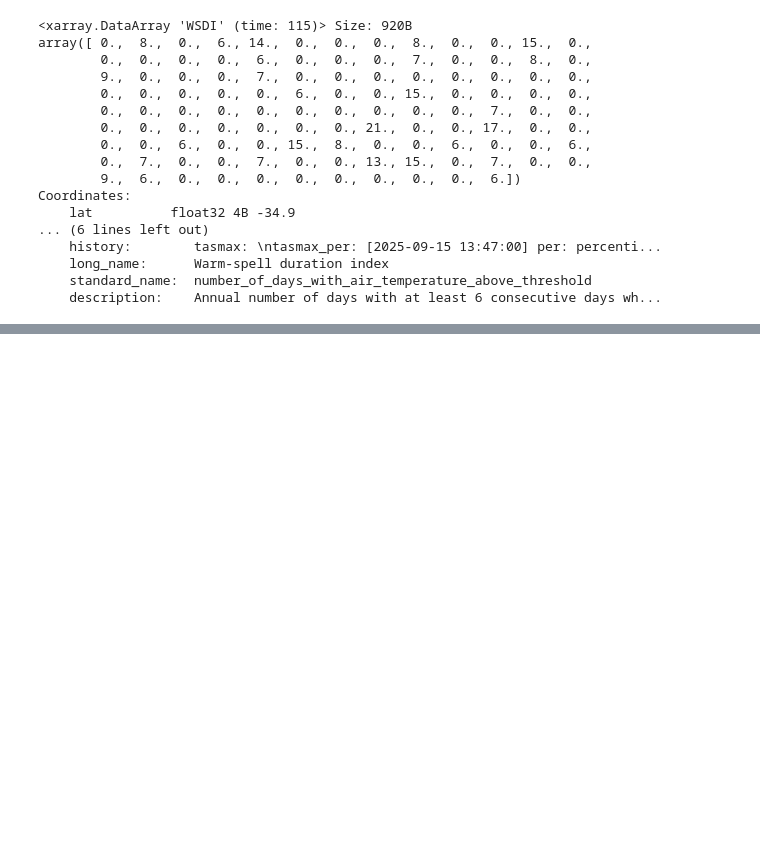
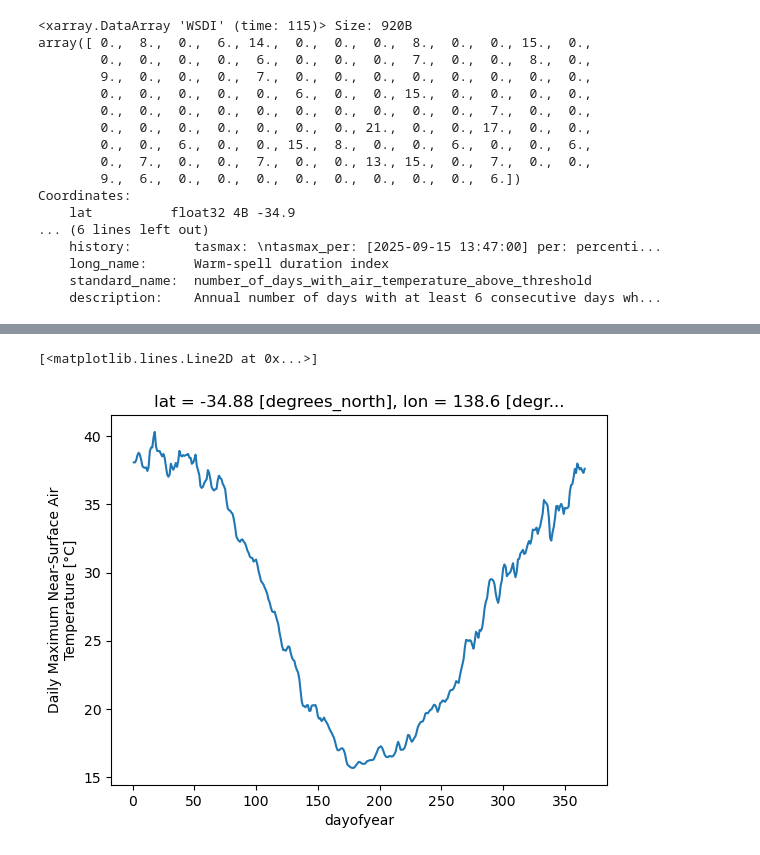
Before and after one commit to DamienIrving/treasury, a Jupyter notebook: wsdi.ipynb, the cells around one changed output, grey strips where cells are left out. Cells and saved outputs as stored; diff of their text form; code cells hidden in the pictures; blank space fills up the shorter version.

```diff
--- a/wsdi.ipynb
+++ b/wsdi.ipynb
@@ -69,0 +74,22 @@ plt.show()
+# %%
+ssp370_files = sorted(glob.glob('/g/data/py18/BARPA/output/CMIP6/DD/AUS-15/BOM/ACCESS-CM2/ssp370/r4i1p1f1/BARPA-R/v1-r1/day/tasmax/latest/tasmax_AUS-15_ACCESS-CM2_ssp370_r4i1p1f1_BOM_BARPA-R_v1-r1_day_*.nc'))
+# %%
+cordex_files = hist_files + ssp370_files
+# %%
+ds_cordex = xr.open_mfdataset(cordex_files)
+ds_cordex = ds_cordex.sel({'lat': -34.92, 'lon': 138.62}, method='nearest')
+ds_cordex = ds_cordex.compute()
+ds_cordex['tasmax'] = xc.core.units.convert_units_to(ds_cordex['tasmax'], 'degC')
+# %%
+tx90_cordex = xc.core.calendar.percentile_doy(
+    ds_cordex['tasmax'].sel(time=slice('1950-01-01', '2014-12-31')),
+    window=5,
+    per=90
+)
+tx90_cordex_ = tx90_cordex.compute()
+tx90_cordex = tx90_cordex.sel(percentiles=90)
+# %%
+tx90_cordex.plot()
+# %% [output]
+[<matplotlib.lines.Line2D at 0x...>]
+[figure, added]
```
Also changed, not shown: parts of 6 cells of this notebook.
